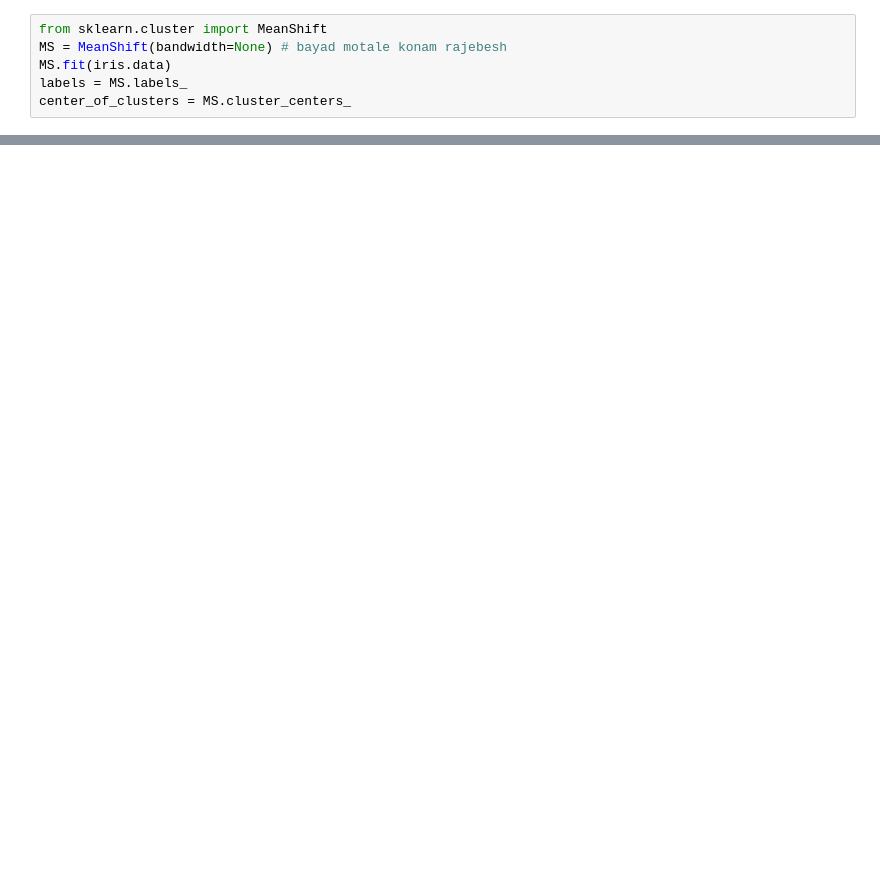
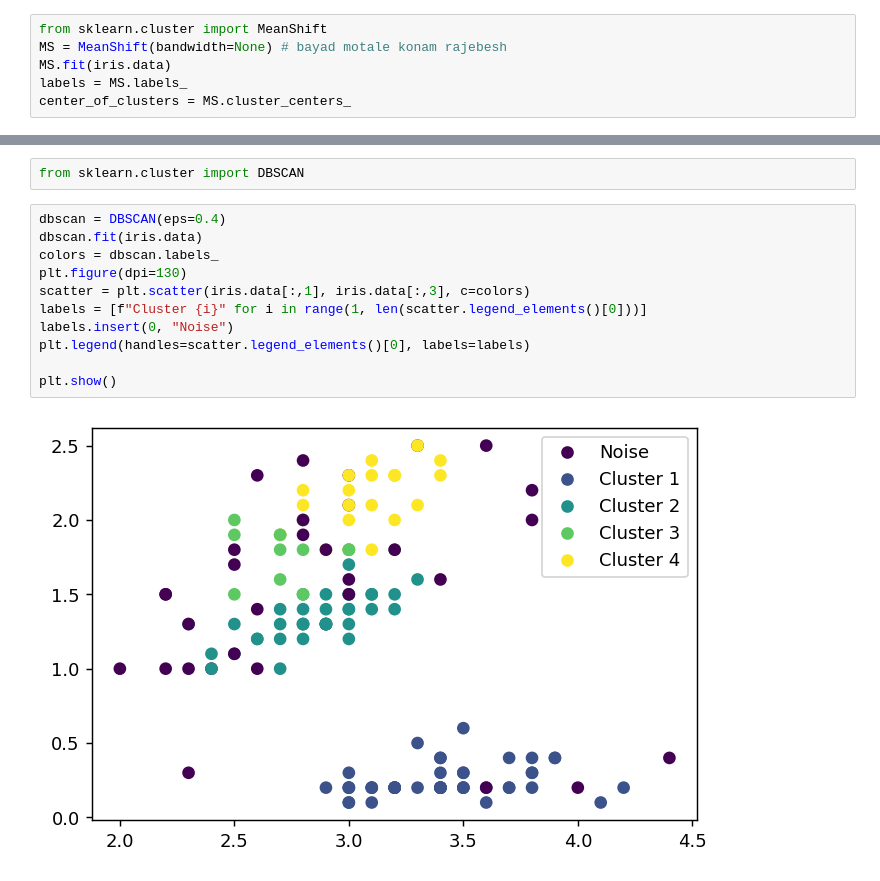
Before and after one commit to Dragon-Born/ML, a Jupyter notebook: unsupervised.ipynb, the cells around one changed output, grey strips where cells are left out. Cells and saved outputs as stored; diff of their text form; blank space fills up the shorter version.

```diff
--- a/unsupervised.ipynb
+++ b/unsupervised.ipynb
@@ -156,0 +166,15 @@ plt.show()
+# %%
+from sklearn.cluster import DBSCAN
+# %%
+dbscan = DBSCAN(eps=0.4)
+dbscan.fit(iris.data)
+colors = dbscan.labels_
+plt.figure(dpi=130)
+scatter = plt.scatter(iris.data[:,1], iris.data[:,3], c=colors)
+labels = [f"Cluster {i}" for i in range(1, len(scatter.legend_elements()[0]))]
+labels.insert(0, "Noise")
+plt.legend(handles=scatter.legend_elements()[0], labels=labels)
+
+plt.show()
+# %% [output]
+[figure, added]
```
Also changed, not shown: parts of 15 cells of this notebook, 4 other files.
